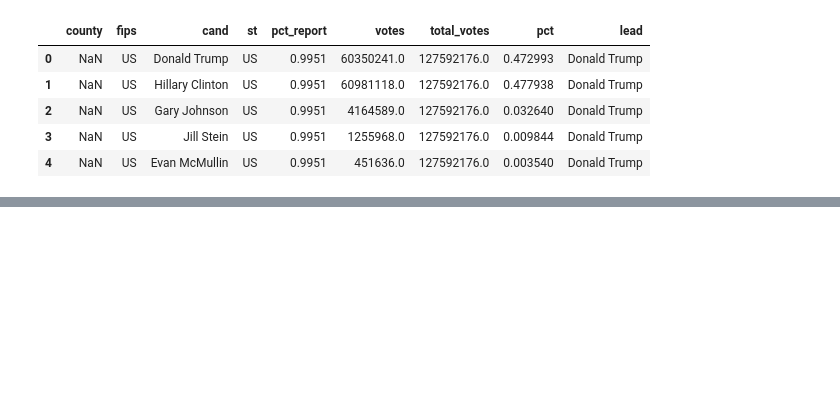
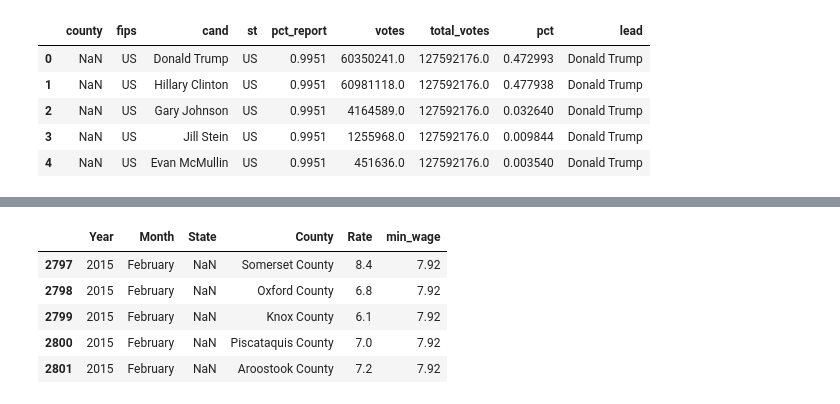
Before and after one commit to Dszymczk/Data_analysis_sentdex, a Jupyter notebook: pandas5.ipynb, the cells around one changed output, grey strips where cells are left out. Saved outputs shown, nothing was run; the diff lists cells and outputs as text; code cells hidden in the pictures; blank space fills up the shorter version.

```diff
--- a/pandas5.ipynb
+++ b/pandas5.ipynb
@@ -103,0 +115,4 @@ c
+# %%
+state_abbv = pd.read_csv("datasets/state_abbv.csv", index_col=0)
+state_abbv = state_abbv[["Postal Code"]]
+state_abbv.head()
@@ -103,0 +127,3 @@ c
+# %%
+state_abbv_dict = state_abbv.to_dict()
+state_abbv_dict
@@ -103,0 +148,11 @@ c
+# %%
+county_2015['State'] = county_2015['State'].map(state_abbv_dict)
+# %%
+county_2015.tail()
+# %% [output]
+|  | Year | Month | State | County | Rate | min_wage |
+| 2797 | 2015 | February | NaN | Somerset County | 8.4 | 7.92 |
+| 2798 | 2015 | February | NaN | Oxford County | 6.8 | 7.92 |
+| 2799 | 2015 | February | NaN | Knox County | 6.1 | 7.92 |
+| 2800 | 2015 | February | NaN | Piscataquis County | 7.0 | 7.92 |
+| 2801 | 2015 | February | NaN | Aroostook County | 7.2 | 7.92 |
```
Also changed, not shown: parts of 9 cells of this notebook.
